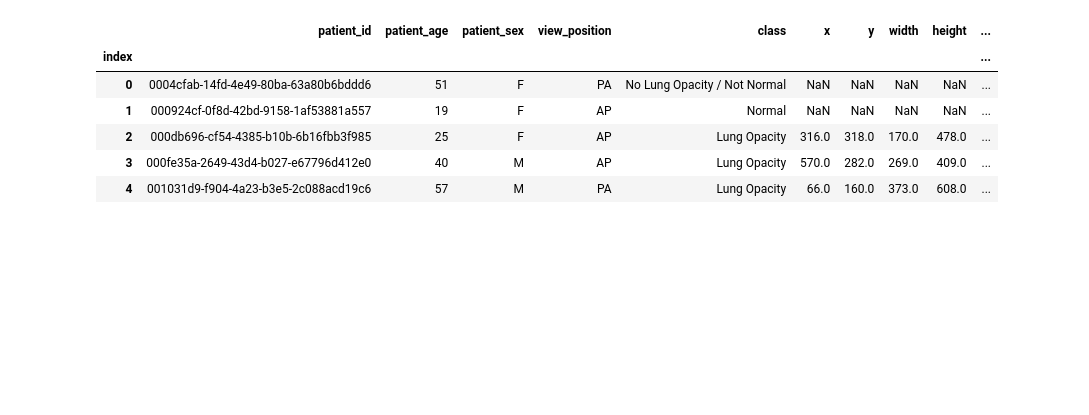
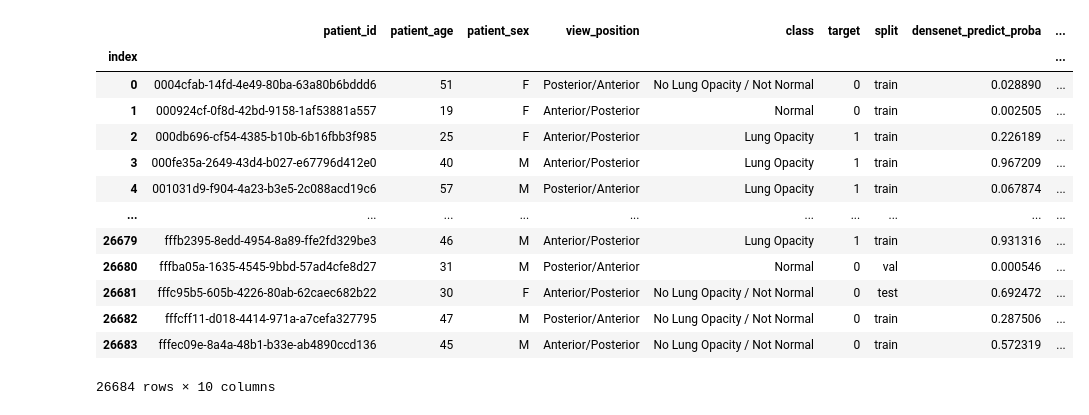
Before and after one commit to Tstrebe2/umich-mads-capstone-project, a Jupyter notebook: tstrebe2/rnsa/eda-notebook.ipynb, the cells around one changed output. Saved outputs shown, nothing was run; the diff lists cells and outputs as text; code cells hidden in the pictures; blank space fills up the shorter version.

```diff
--- a/tstrebe2/rnsa/eda-notebook.ipynb
+++ b/tstrebe2/rnsa/eda-notebook.ipynb
@@ -49,15 +52,26 @@ plt.show()
 <Figure size 432x288 with 0 Axes>
 # %%
-patient_data_path = '/home/tstrebel/repos/umich-mads-capstone-project/assets/rnsa-patient-details.csv'
-
+THRESH = 0.3948
 df_patients = pd.read_csv(patient_data_path, index_col='index')
-df_patients['densenet_prediction'] = (df_patients['densenet_predict_proba'] >= 0.3472).astype(int)
-df_patients.head()
+df_patients['densenet_prediction'] = (df_patients['densenet_predict_proba'] >= THRESH).astype(int)
+df_patients['age_group'] = pd.cut(df_patients.patient_age,
+                                  [0, 1, 5, 12, 18, 44, 64, 79, np.inf],
+                                  labels=['Infant 1 year-old', 'preschool (2-5)', 'Child (6-12)', 'Adolescent (13-18)', 'Adult (19-44)', 'Middle age (45-64)', 'Aged (65-79)', 'Aged 80+']
+                                 )
+df_patients['view_position'] = df_patients['view_position'].map({'AP':'Anterior/Posterior', 'PA':'Posterior/Anterior'})
+df_patients
 # %% [output]
-|  | patient_id | patient_age | patient_sex | view_position | class | x | y | width | height | ... |
-| index |  |  |  |  |  |  |  |  |  | ... |
-| 0 | 0004cfab-14fd-4e49-80ba-63a80b6bddd6 | 51 | F | PA | No Lung Opacity / Not Normal | NaN | NaN | NaN | NaN | ... |
-| 1 | 000924cf-0f8d-42bd-9158-1af53881a557 | 19 | F | AP | Normal | NaN | NaN | NaN | NaN | ... |
-| 2 | 000db696-cf54-4385-b10b-6b16fbb3f985 | 25 | F | AP | Lung Opacity | 316.0 | 318.0 | 170.0 | 478.0 | ... |
-| 3 | 000fe35a-2649-43d4-b027-e67796d412e0 | 40 | M | AP | Lung Opacity | 570.0 | 282.0 | 269.0 | 409.0 | ... |
-| 4 | 001031d9-f904-4a23-b3e5-2c088acd19c6 | 57 | M | PA | Lung Opacity | 66.0 | 160.0 | 373.0 | 608.0 | ... |
+|  | patient_id | patient_age | patient_sex | view_position | class | target | split | densenet_predict_proba | ... |
+| index |  |  |  |  |  |  |  |  | ... |
+| 0 | 0004cfab-14fd-4e49-80ba-63a80b6bddd6 | 51 | F | Posterior/Anterior | No Lung Opacity / Not Normal | 0 | train | 0.028890 | ... |
+| 1 | 000924cf-0f8d-42bd-9158-1af53881a557 | 19 | F | Anterior/Posterior | Normal | 0 | train | 0.002505 | ... |
+| 2 | 000db696-cf54-4385-b10b-6b16fbb3f985 | 25 | F | Anterior/Posterior | Lung Opacity | 1 | train | 0.226189 | ... |
+| 3 | 000fe35a-2649-43d4-b027-e67796d412e0 | 40 | M | Anterior/Posterior | Lung Opacity | 1 | train | 0.967209 | ... |
+| 4 | 001031d9-f904-4a23-b3e5-2c088acd19c6 | 57 | M | Posterior/Anterior | Lung Opacity | 1 | train | 0.067874 | ... |
+| ... | ... | ... | ... | ... | ... | ... | ... | ... | ... |
+| 26679 | fffb2395-8edd-4954-8a89-ffe2fd329be3 | 46 | M | Anterior/Posterior | Lung Opacity | 1 | train | 0.931316 | ... |
+| 26680 | fffba05a-1635-4545-9bbd-57ad4cfe8d27 | 31 | M | Posterior/Anterior | Normal | 0 | val | 0.000546 | ... |
+| 26681 | fffc95b5-605b-4226-80ab-62caec682b22 | 30 | F | Anterior/Posterior | No Lung Opacity / Not Normal | 0 | test | 0.692472 | ... |
+| 26682 | fffcff11-d018-4414-971a-a7cefa327795 | 47 | M | Posterior/Anterior | No Lung Opacity / Not Normal | 0 | train | 0.287506 | ... |
+| 26683 | fffec09e-8a4a-48b1-b33e-ab4890ccd136 | 45 | M | Anterior/Posterior | No Lung Opacity / Not Normal | 0 | train | 0.572319 | ... |
+26684 rows × 10 columns
```
Also changed, not shown: parts of 14 cells of this notebook, 5 other files.
